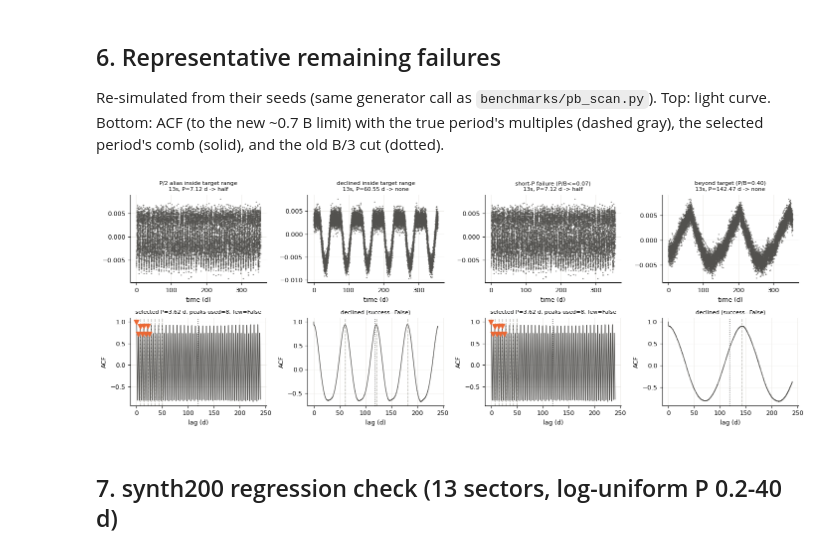
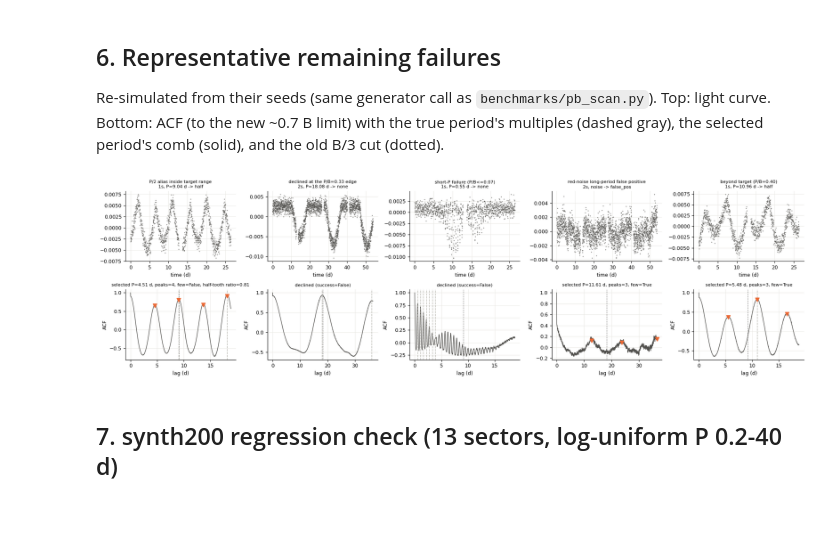
Before and after one commit to rae-holcomb/ss_redevelopment, a Jupyter notebook: reports/2026-10-13_acf-long-period-limit/notebook.ipynb, the cells around one changed output. Drawn from its saved outputs; the diff is of its cells as text; code cells hidden in the pictures; blank space fills up the shorter version.

Commit message:
Report: final numbers (edge-window fix, quiet-machine re-timing), executed notebook, failure-mode figure; docs updates
Co-Authored-By: Claude Opus 5.5 <noreply@anthropic.com>

```diff
--- a/reports/2026-10-13_acf-long-period-limit/notebook.ipynb
+++ b/reports/2026-10-13_acf-long-period-limit/notebook.ipynb
@@ -198,7 +199,7 @@ multiples (dashed gray), the selected period's comb (solid), and the old B/3
 cut (dotted).
 # %%
 from synthetic import make_lightcurve
-from acf_utils import compute_acf
+from acf_utils import STAGE1_MAX_LAG_FRAC, compute_acf
 from guesses import gather_initial_guesses
 from comb_fit import fit_rotation_period
 
@@ -212,41 +213,49 @@ def resim(r):
                            red_noise_sigma=0.001 if r.red else 0.0, red_noise_tau_days=2.0)
 
 sig = after[after.kind == "signal"]; noi = after[after.kind == "noise"]
-picks = []
+picks, used = [], set()
 for q, why in ((sig[(sig.outcome == "half") & (sig.P_over_B <= 0.335)], "P/2 alias inside target range"),
-               (sig[(sig.outcome == "none") & (sig.P_over_B <= 0.335) & (sig.P_over_B >= 0.099)], "declined inside target range"),
+               (sig[(sig.outcome == "none") & (sig.P_over_B <= 0.31) & (sig.P_over_B >= 0.099)], "declined inside target range"),
+               (sig[(sig.outcome == "none") & (sig.P_over_B > 0.32) & (sig.P_over_B < 0.34)], "declined at the P/B=0.33 edge"),
                (sig[(sig.outcome != "correct") & (sig.P_over_B <= 0.071)], "short-P failure (P/B<=0.07)"),
                (noi[(noi.outcome == "false_pos") & (noi.measured_P > 0.1 * noi.baseline)], "red-noise long-period false positive"),
                (sig[(sig.outcome != "correct") & (sig.P_over_B > 0.39)], "beyond target (P/B=0.40)")):
-    if len(q): picks.append((q.iloc[0], why))
+    keep = np.array([(r.n_sectors, r.seed) not in used for r in q.itertuples()], dtype=bool)
+    q = q.loc[keep].sort_values("n_sectors") if len(q) else q
+    if len(q):
+        picks.append((q.iloc[0], why)); used.add((q.iloc[0].n_sectors, q.iloc[0].seed))
 fig, axes = plt.subplots(2, len(picks), figsize=(3.6 * len(picks), 5.2), squeeze=False)
 for k, (r, why) in enumerate(picks):
     lc = resim(r)
     lags, acf, cnt = compute_acf(lc.time, lc.flux, return_counts=True)
-    g, _ = gather_initial_guesses(lc.time, lc.flux, lags, acf, n_guesses=10)
+    l1, a1 = compute_acf(lc.time, lc.flux, max_lag_frac=STAGE1_MAX_LAG_FRAC)  # same two-view Stage 1 as pb_scan
+    g, _ = gather_initial_guesses(lc.time, lc.flux, l1, a1, n_guesses=10, long_view=(lags, acf))
     res = fit_rotation_period(lags, acf, g, acf_counts=cnt)
     a, b = axes[0, k], axes[1, k]
     a.plot(lc.time, lc.flux, ".", ms=1, color="#52514e")
     a.set_title(f"{why}\n{int(r.n_sectors)}s, " + (f"P={r.true_period:.2f} d" if r.kind == "signal" else "noise")
                 + f" -> {r.outcome}", fontsize=8)
     a.set_xlabel("time (d)")
     b.plot(lags, acf, color="#52514e", lw=1)
     B = r.baseline
     b.axvline(B / 3, color="#52514e", ls=":", lw=1)
     if r.kind == "signal":
         for m in np.arange(1, 8) * r.true_period:
             if m < lags[-1]: b.axvline(m, color="#b5b4ad", ls="--", lw=1)
     if res.success:
         f = res.best_fit
         for n, pk in f.per_peak.items():
             b.plot(pk["center"], pk["height"], "v", color="#eb6834", ms=7)
-        b.set_title(f"selected P={f.P:.2f} d, peaks used={f.n_peaks_used}, few={res.few_peaks}", fontsize=8)
+        ag = res.candidates[0].alias_guard
+        extra = f", half-tooth ratio={ag['half_tooth_ratio']:.2f}" if ag else ""
+        b.set_title(f"selected P={f.P:.2f} d, peaks={f.n_peaks_used}, few={res.few_peaks}{extra}", fontsize=8)
+        if f.P < 0.2 * lags[-1]: b.set_xlim(0, min(lags[-1], 12 * max(f.P, r.true_period if r.kind == "signal" else f.P)))
     else:
         b.set_title("declined (success=False)", fontsize=8)
     b.set_xlabel("lag (d)"); b.set_ylabel("ACF")
 fig.tight_layout(); fig.savefig(FIG / "failure_examples.png", dpi=150); plt.show()
 # %% [output]
-[figure, old version]
+[figure, new version]
 # %% [markdown]
 ## 7. synth200 regression check (13 sectors, log-uniform P 0.2-40 d)
 # %%
```
Also changed, not shown: parts of 8 cells of this notebook, 19 other files.
